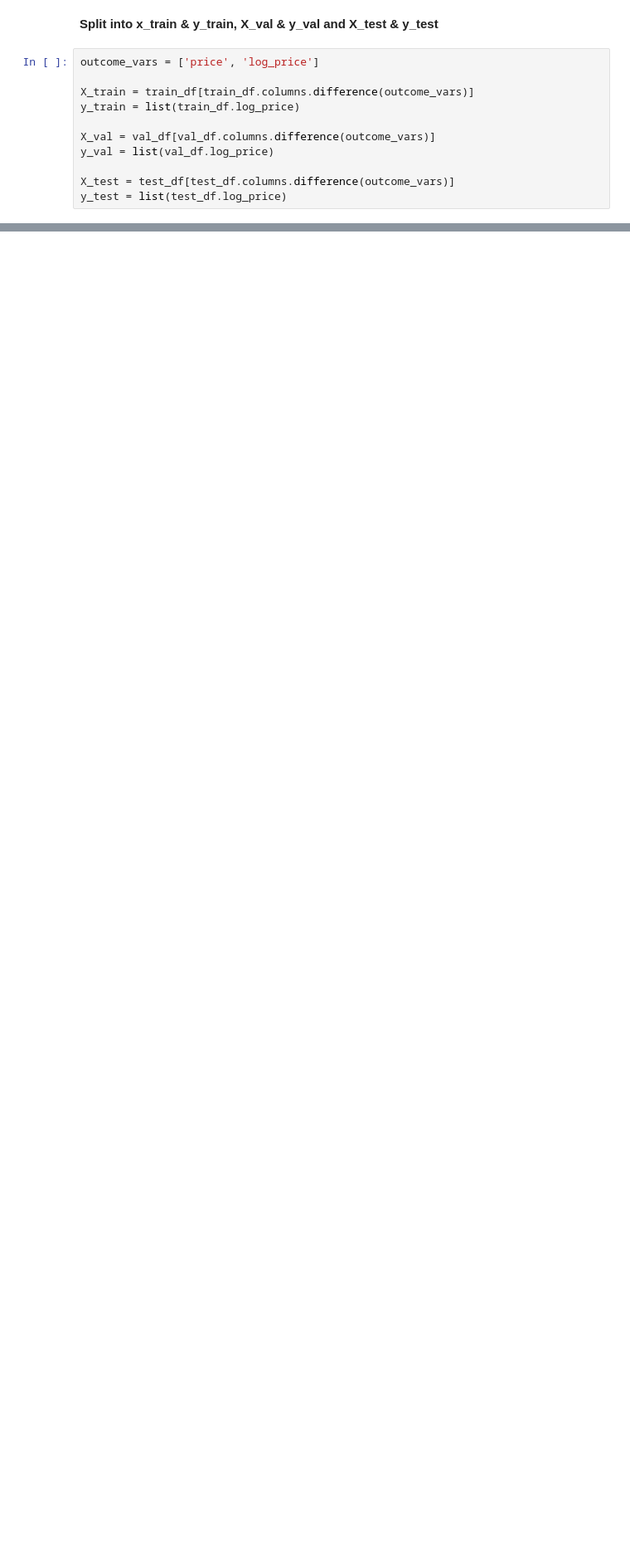
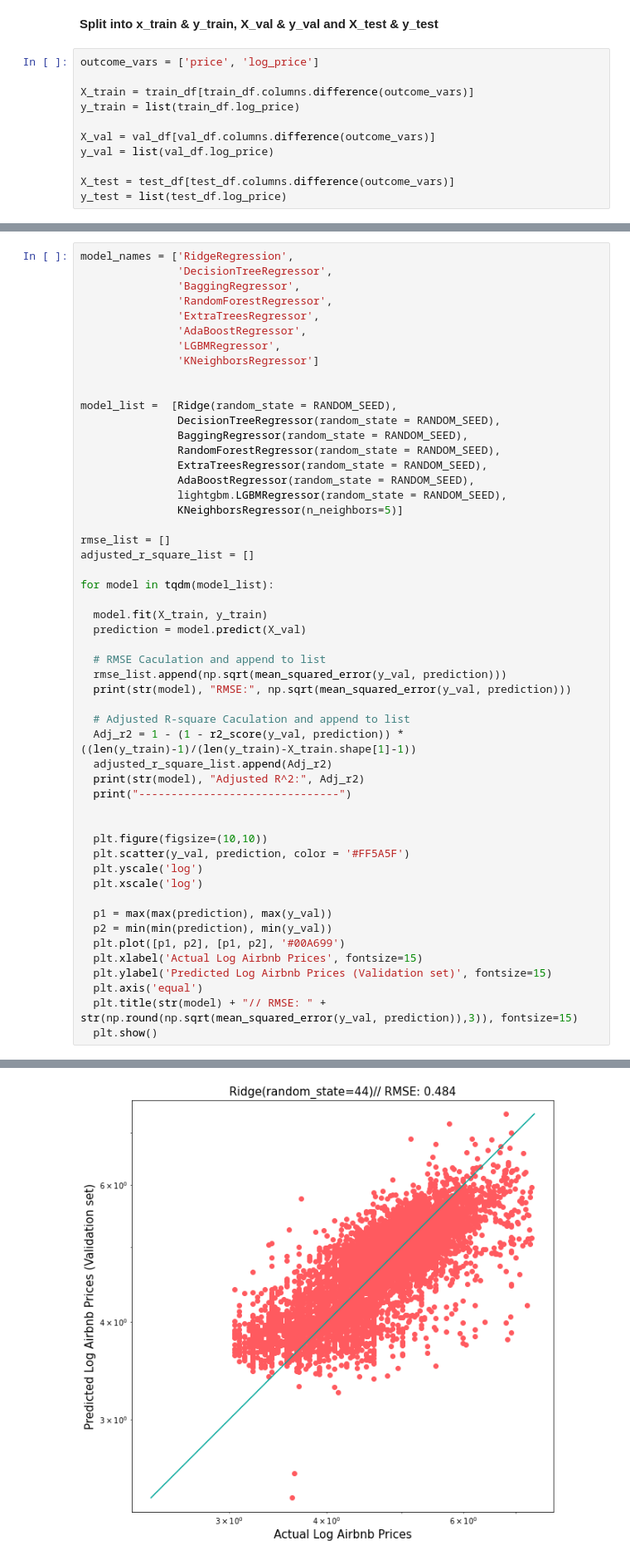
Before and after one commit to euisuck2/Deep-Learning-project-1, a Jupyter notebook: Machine_Learning.ipynb, the cells around one changed output, grey strips where cells are left out. Shown at 83% size. Saved outputs shown, nothing was run; the diff lists cells and outputs as text; blank space fills up the shorter version.

```diff
--- a/Machine_Learning.ipynb
+++ b/Machine_Learning.ipynb
@@ -235,0 +133,53 @@ Validation r2: 0.6055
+# %%
+model_names = ['RidgeRegression',
+               'DecisionTreeRegressor',
+               'BaggingRegressor',
+               'RandomForestRegressor',
+               'ExtraTreesRegressor',
+               'AdaBoostRegressor',
+               'LGBMRegressor',
+               'KNeighborsRegressor']
+
+
+model_list =  [Ridge(random_state = RANDOM_SEED),
+               DecisionTreeRegressor(random_state = RANDOM_SEED),
+               BaggingRegressor(random_state = RANDOM_SEED),
+               RandomForestRegressor(random_state = RANDOM_SEED),
+               ExtraTreesRegressor(random_state = RANDOM_SEED),
+               AdaBoostRegressor(random_state = RANDOM_SEED),
+               lightgbm.LGBMRegressor(random_state = RANDOM_SEED),
+               KNeighborsRegressor(n_neighbors=5)]
+
+rmse_list = []
+adjusted_r_square_list = []
+
+for model in tqdm(model_list):
+
+  model.fit(X_train, y_train)
+  prediction = model.predict(X_val)
+
+  # RMSE Caculation and append to list
+  rmse_list.append(np.sqrt(mean_squared_error(y_val, prediction)))
+  print(str(model), "RMSE:", np.sqrt(mean_squared_error(y_val, prediction)))
+
+  # Adjusted R-square Caculation and append to list
+  Adj_r2 = 1 - (1 - r2_score(y_val, prediction)) * ((len(y_train)-1)/(len(y_train)-X_train.shape[1]-1))
+  adjusted_r_square_list.append(Adj_r2)
+  print(str(model), "Adjusted R^2:", Adj_r2)
+  print("-------------------------------")
+
+
+  plt.figure(figsize=(10,10))
+  plt.scatter(y_val, prediction, color = '#FF5A5F')
+  plt.yscale('log')
+  plt.xscale('log')
+
+  p1 = max(max(prediction), max(y_val))
+  p2 = min(min(prediction), min(y_val))
+  plt.plot([p1, p2], [p1, p2], '#00A699')
+  plt.xlabel('Actual Log Airbnb Prices', fontsize=15)
+  plt.ylabel('Predicted Log Airbnb Prices (Validation set)', fontsize=15)
+  plt.axis('equal')
+  plt.title(str(model) + "// RMSE: " + str(np.round(np.sqrt(mean_squared_error(y_val, prediction)),3)), fontsize=15)
+  plt.show()
+# %% [output]
@@ -235,0 +189 @@ Validation r2: 0.6055
+[figure, added]
```
Also changed, not shown: parts of 35 cells of this notebook.
